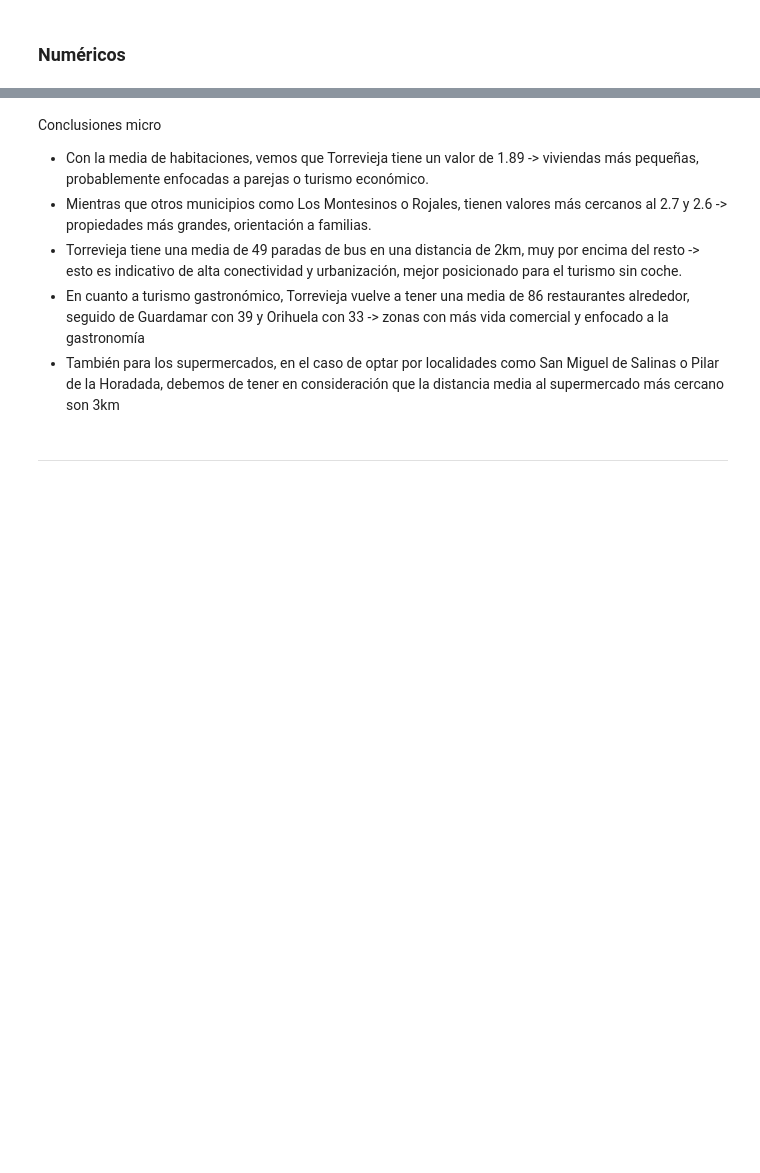
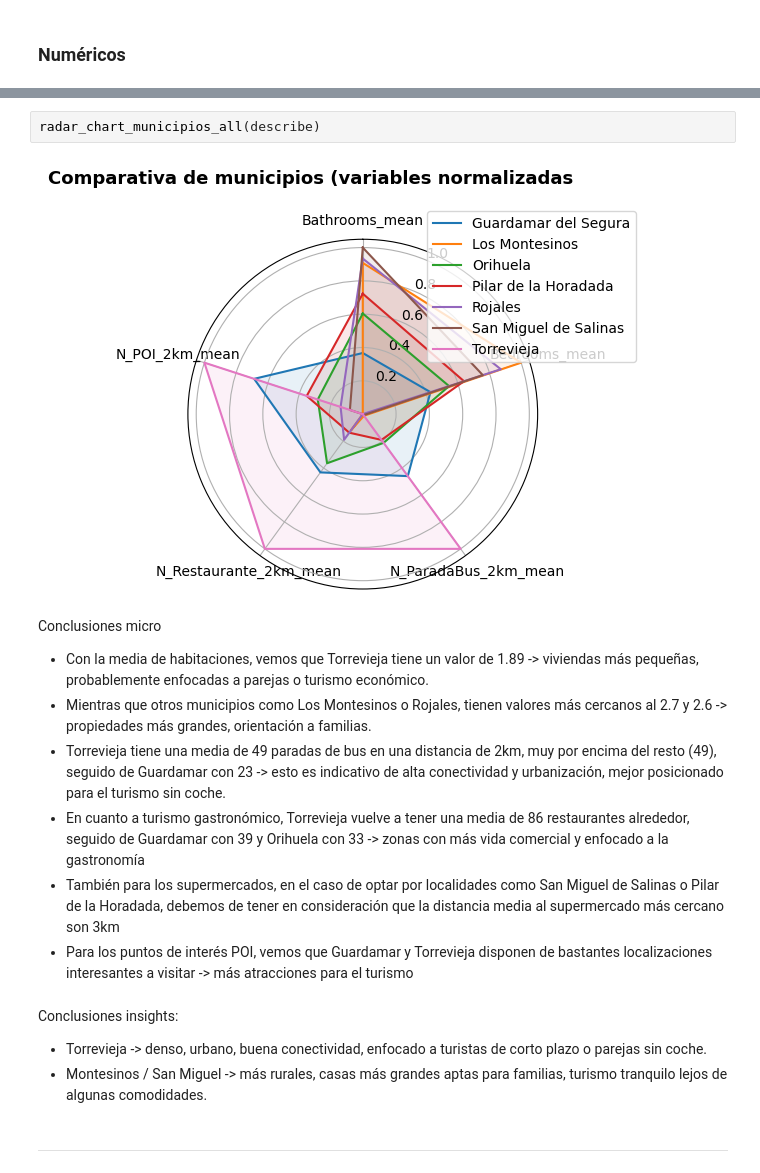
Before and after one commit to fapm4/MDD-Turismo, a Jupyter notebook: eda.ipynb, the cells around one changed output, grey strips where cells are left out. Drawn from its saved outputs; the diff is of its cells as text; blank space fills up the shorter version.

```diff
--- a/eda.ipynb
+++ b/eda.ipynb
@@ -329,10 +450,19 @@ estadisticos_cont(df_extended_processed,
+# %%
+radar_chart_municipios_all(describe)
+# %% [output]
+[figure, added]
 # %% [markdown]
 Conclusiones micro
 - Con la media de habitaciones, vemos que Torrevieja tiene un valor de 1.89 -> viviendas más pequeñas, probablemente enfocadas a parejas o turismo económico.
 - Mientras que otros municipios como Los Montesinos o Rojales, tienen valores más cercanos al 2.7 y 2.6 -> propiedades más grandes, orientación a familias.
-- Torrevieja tiene una media de 49 paradas de bus en una distancia de 2km, muy por encima del resto -> esto es indicativo de alta conectividad y urbanización, mejor posicionado para el turismo sin coche.
+- Torrevieja tiene una media de 49 paradas de bus en una distancia de 2km, muy por encima del resto (49), seguido de Guardamar con 23 -> esto es indicativo de alta conectividad y urbanización, mejor posicionado para el turismo sin coche.
 - En cuanto a turismo gastronómico, Torrevieja vuelve a tener una media de 86 restaurantes alrededor, seguido de Guardamar con 39 y Orihuela con 33 -> zonas con más vida comercial y enfocado a la gastronomía
 - También para los supermercados, en el caso de optar por localidades como San Miguel de Salinas o Pilar de la Horadada, debemos de tener en consideración que la distancia media al supermercado más cercano son 3km
+- Para los puntos de interés POI, vemos que Guardamar y Torrevieja disponen de bastantes localizaciones interesantes a visitar -> más atracciones para el turismo
+# %% [markdown]
+Conclusiones insights:
+- Torrevieja -> denso, urbano, buena conectividad, enfocado a turistas de corto plazo o parejas sin coche.
+- Montesinos / San Miguel -> más rurales, casas más grandes aptas para familias, turismo tranquilo lejos de algunas comodidades.
 # %% [markdown]
 ---
 # %% [markdown]
```
Also changed, not shown: parts of 4 cells of this notebook.
